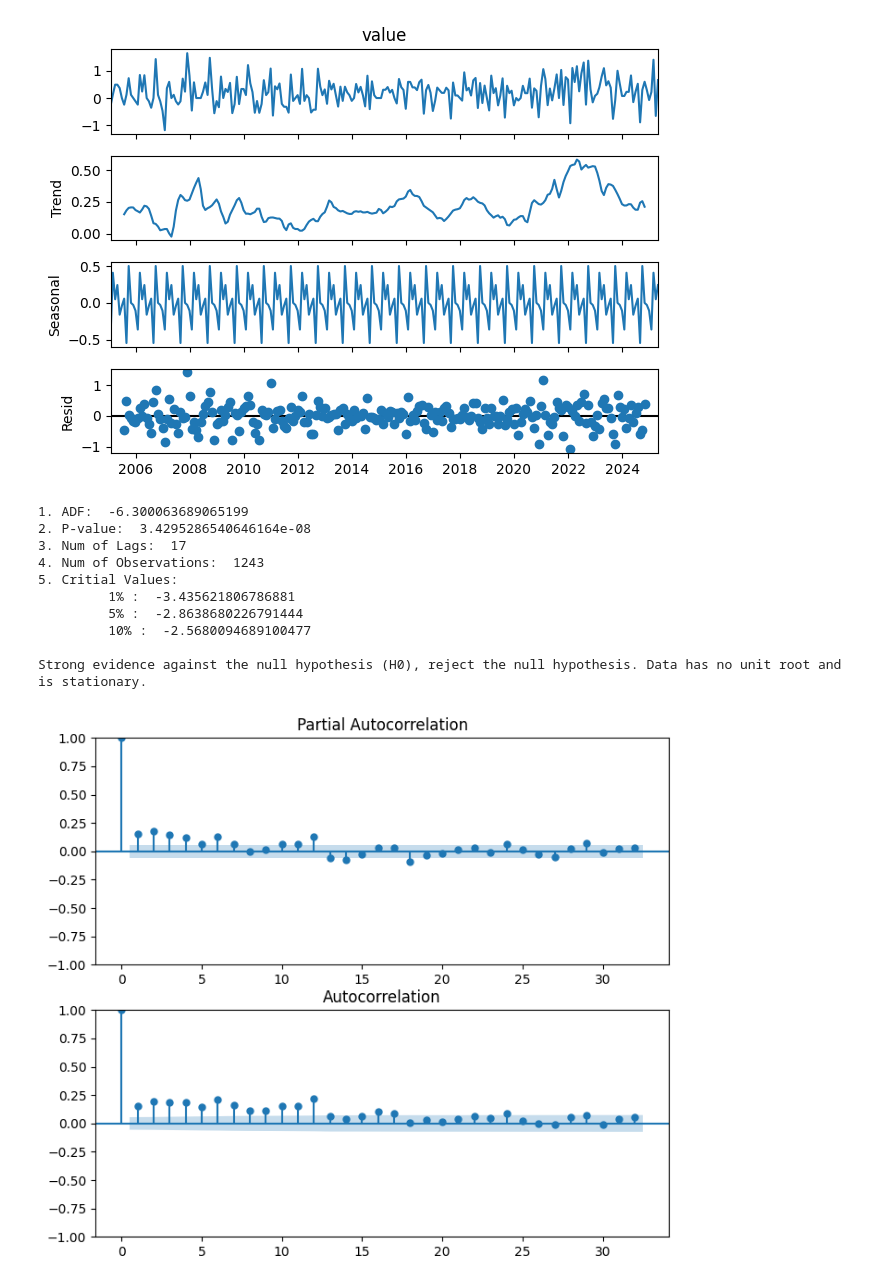
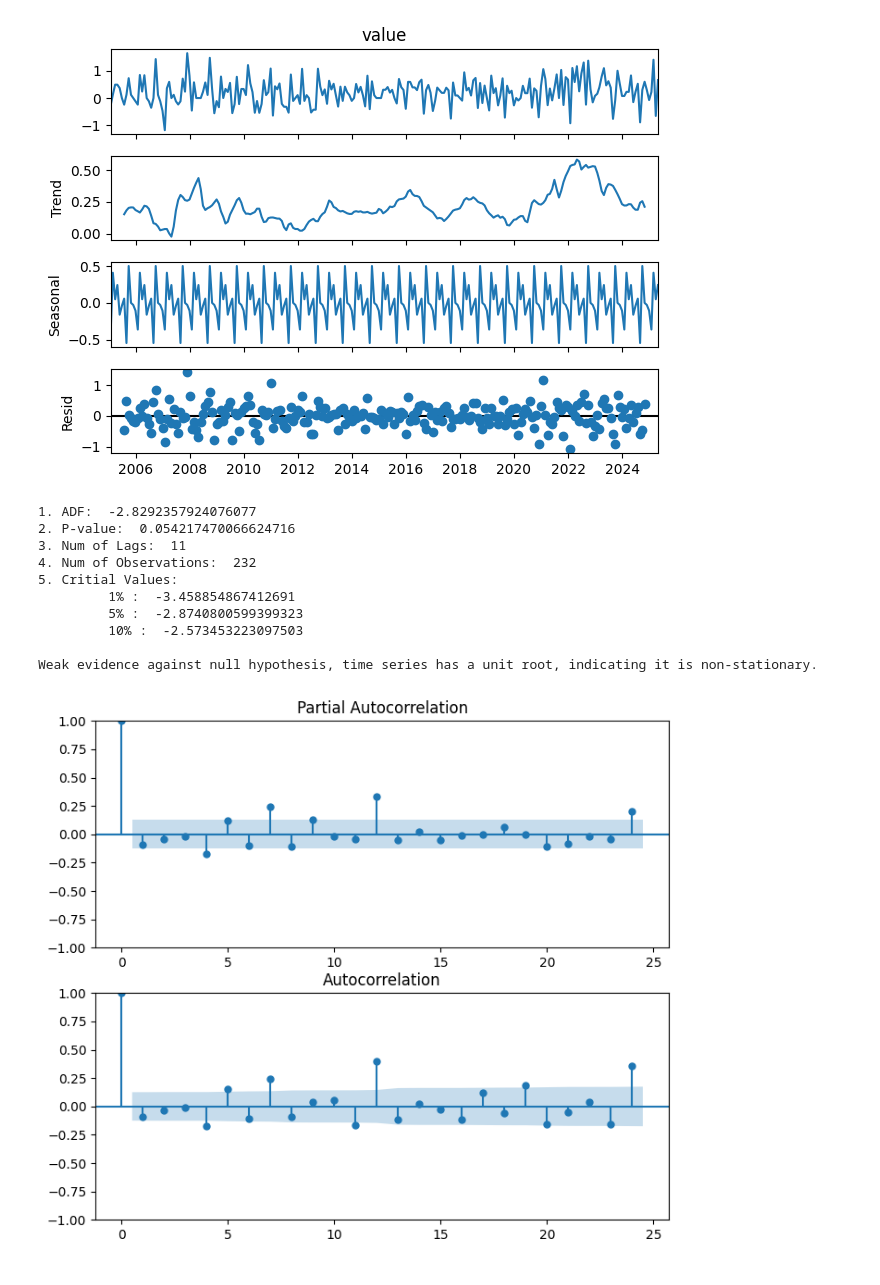
Before and after one commit to PederRonning/SOK3022, a Jupyter notebook: CPI_ARIMA.ipynb, the cells around one changed output. Drawn from its saved outputs; the diff is of its cells as text; code cells hidden in the pictures.

```diff
--- a/CPI_ARIMA.ipynb
+++ b/CPI_ARIMA.ipynb
@@ -138,3 +140,3 @@ df.describe()
 # %%
-df_2010 = df[df.index > '2005-01-01']
+df_2005 = df[df.index > '2005-01-01']
 # %%
@@ -173,27 +175,27 @@ def adf_test(time_series):
         print('\nWeak evidence against null hypothesis, time series has a unit root, indicating it is non-stationary.')
 
 # run function
-adf_test(df['value'])
+adf_test(df_2005['value'])
 # %% [output]
-1. ADF:  -6.300063689065199
-2. P-value:  3.4295286540646164e-08
-3. Num of Lags:  17
-4. Num of Observations:  1243
+1. ADF:  -2.8292357924076077
+2. P-value:  0.054217470066624716
+3. Num of Lags:  11
+4. Num of Observations:  232
 5. Critial Values:
-         1% :  -3.435621806786881
-         5% :  -2.8638680226791444
-         10% :  -2.5680094689100477
+         1% :  -3.458854867412691
+         5% :  -2.8740800599399323
+         10% :  -2.573453223097503
 
-Strong evidence against the null hypothesis (H0), reject the null hypothesis. Data has no unit root and is stationary.
+Weak evidence against null hypothesis, time series has a unit root, indicating it is non-stationary.
 # %%
 # plotting ACF and PACF
 from statsmodels.graphics.tsaplots import plot_acf, plot_pacf
 fig = plt.figure(figsize=(8,7))
 ax1 = fig.add_subplot(2,1,1)
-fig = plot_pacf(df, ax=ax1)
+fig = plot_pacf(df_2005, ax=ax1)
 ax2 = fig.add_subplot(2,1,2)
-fig = plot_acf(df, ax=ax2)
+fig = plot_acf(df_2005, ax=ax2)
 plt.show()
 # %% [output]
-[figure, old version]
+[figure, new version]
 # %%
```
Also changed, not shown: parts of 18 cells of this notebook.
